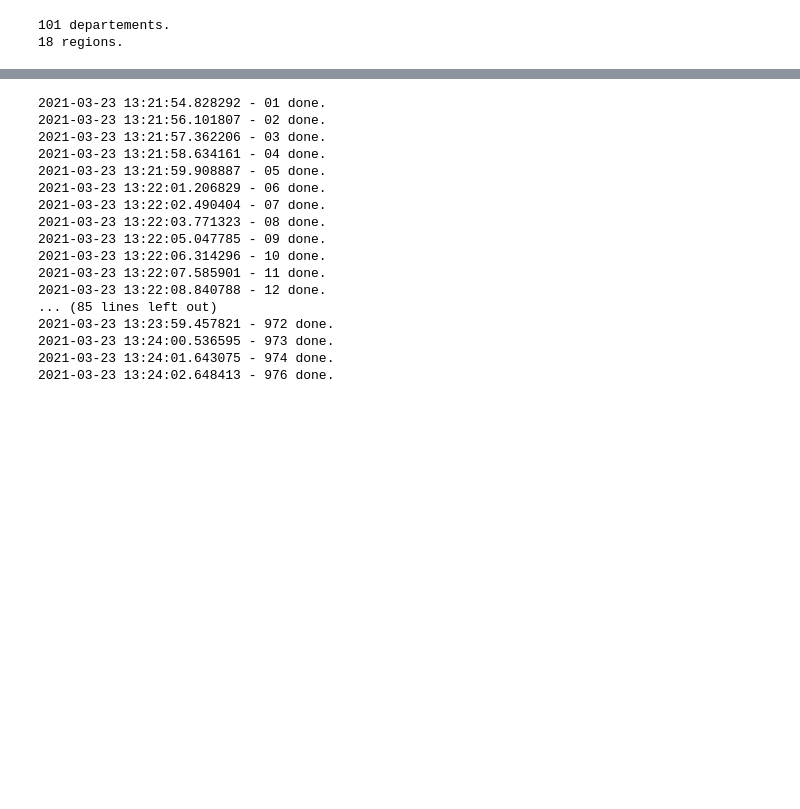
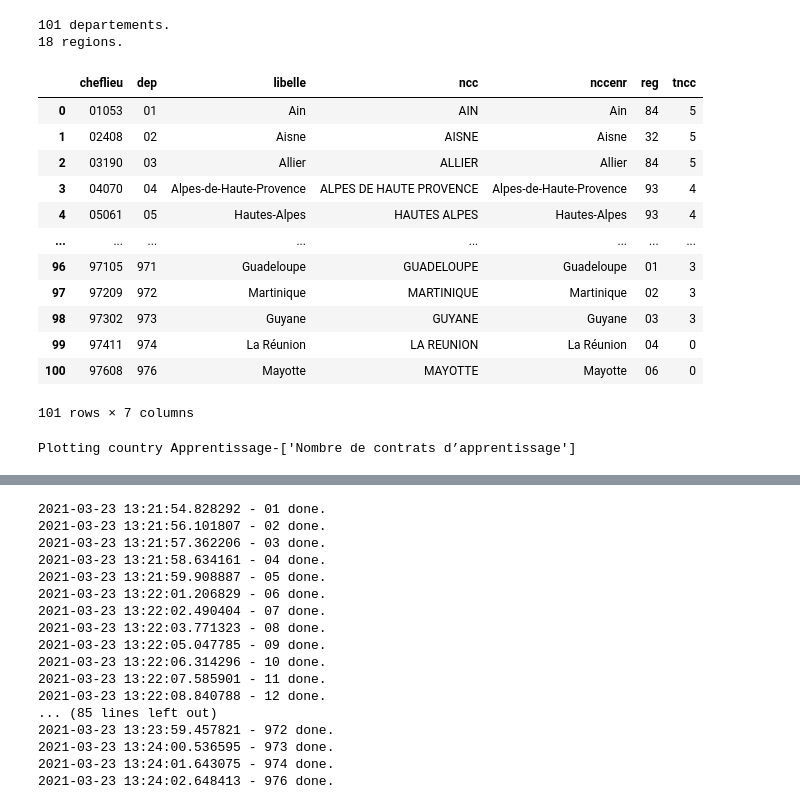
Before and after one commit to 139bercy/propilot2pdf, a Jupyter notebook: build_reports.ipynb, the cells around one changed output, grey strips where cells are left out. Drawn from its saved outputs; the diff is of its cells as text; code cells hidden in the pictures; blank space fills up the shorter version.

```diff
--- a/build_reports.ipynb
+++ b/build_reports.ipynb
@@ -193,3 +179,19 @@ for dep in dep_list :
     mkdir_ifnotexist(os.path.join(pp_img_dir_path, 'departemental', dep))
 
 mkdir_ifnotexist(reports_dir_path)
+# %%
+taxo_dep_df
+# %% [output]
+|  | cheflieu | dep | libelle | ncc | nccenr | reg | tncc |
+| 0 | 01053 | 01 | Ain | AIN | Ain | 84 | 5 |
+| 1 | 02408 | 02 | Aisne | AISNE | Aisne | 32 | 5 |
+| 2 | 03190 | 03 | Allier | ALLIER | Allier | 84 | 5 |
+| 3 | 04070 | 04 | Alpes-de-Haute-Provence | ALPES DE HAUTE PROVENCE | Alpes-de-Haute-Provence | 93 | 4 |
+| 4 | 05061 | 05 | Hautes-Alpes | HAUTES ALPES | Hautes-Alpes | 93 | 4 |
+| ... | ... | ... | ... | ... | ... | ... | ... |
+| 96 | 97105 | 971 | Guadeloupe | GUADELOUPE | Guadeloupe | 01 | 3 |
+| 97 | 97209 | 972 | Martinique | MARTINIQUE | Martinique | 02 | 3 |
+| 98 | 97302 | 973 | Guyane | GUYANE | Guyane | 03 | 3 |
+| 99 | 97411 | 974 | La Réunion | LA REUNION | La Réunion | 04 | 0 |
+| 100 | 97608 | 976 | Mayotte | MAYOTTE | Mayotte | 06 | 0 |
+101 rows × 7 columns
@@ -196 +202,7 @@ mkdir_ifnotexist(reports_dir_path)
+# %%
+mesure = 'Apprentissage'
+short_indics = dict_mesure_indic[mesure]
+chs = make_pp_chart('national', mesure, short_indics)
+# %% [output]
+Plotting country Apprentissage-['Nombre de contrats d’apprentissage']
 # %%
```
Also changed, not shown: parts of 9 cells of this notebook.
